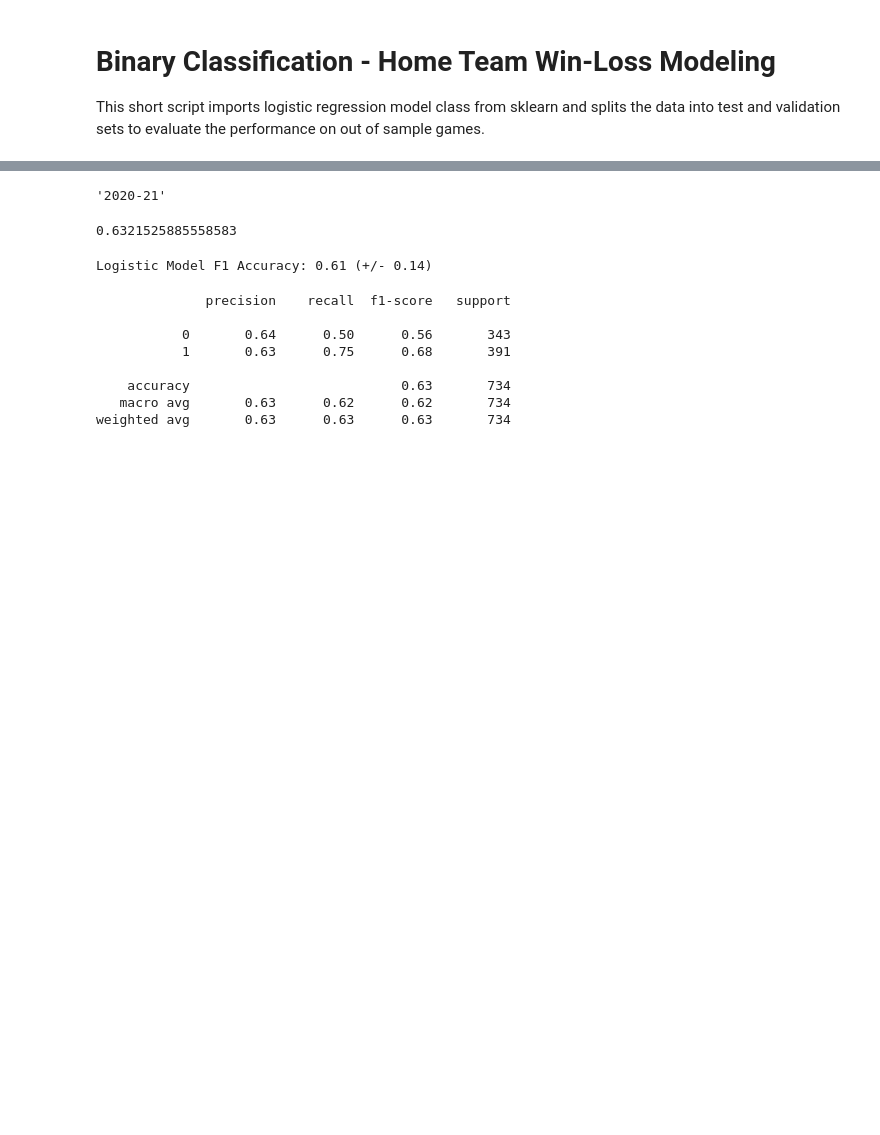
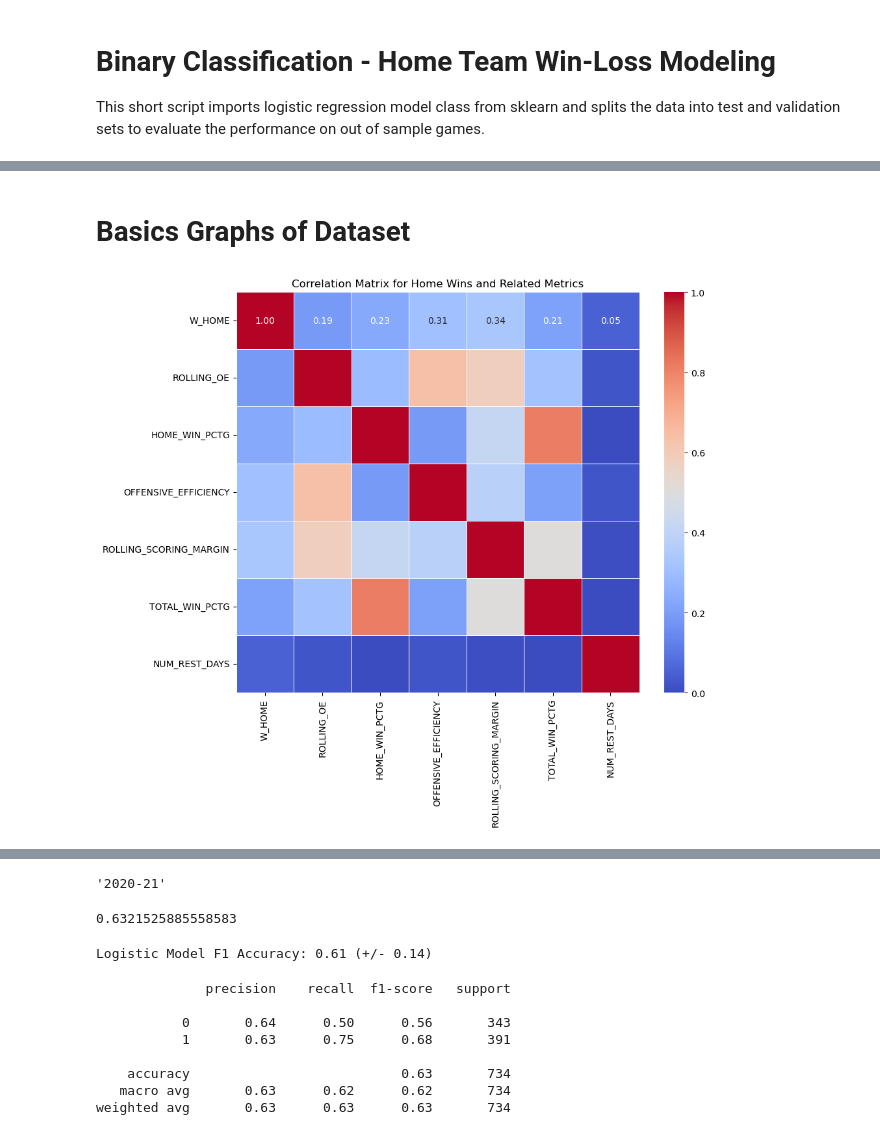
Before and after one commit to Quantum-Impulse/Final-Project-CS329E, a Jupyter notebook: Home Team Win-Loss Modeling.ipynb, the cells around one changed output, grey strips where cells are left out. Cells and saved outputs as stored; diff of their text form; code cells hidden in the pictures; blank space fills up the shorter version.

```diff
--- a/Home Team Win-Loss Modeling.ipynb
+++ b/Home Team Win-Loss Modeling.ipynb
@@ -10,4 +12,5 @@ from sklearn.metrics import classification_report
 # %%
 data = pd.read_csv('nbaHomeWinLossModelDataset.csv').drop(['Unnamed: 0'],axis=1)
 data = data.dropna()
-data
+
+data_new = pd.read_csv('gameLogs.csv')
@@ -27,0 +17,2 @@ data
+# %% [markdown]
+# Basics Graphs of Dataset
@@ -27,0 +35,17 @@ data
+# %%
+import seaborn as sns
+
+# Selecting relevant columns for correlation analysis
+relevant_columns = ['W_HOME', 'ROLLING_OE', 'HOME_WIN_PCTG', 'OFFENSIVE_EFFICIENCY', 'ROLLING_SCORING_MARGIN',
+                    'TOTAL_WIN_PCTG', 'NUM_REST_DAYS']
+
+# Calculating the correlation matrix
+correlation_matrix = data_new[relevant_columns].corr()
+
+# Plotting the heatmap of the correlation matrix
+plt.figure(figsize=(10, 8))
+sns.heatmap(correlation_matrix, annot=True, cmap='coolwarm', fmt=".2f", linewidths=.5)
+plt.title('Correlation Matrix for Home Wins and Related Metrics')
+plt.show()
+# %% [output]
+[figure, added]
```
Also changed, not shown: parts of 5 cells of this notebook, 1 other file.
